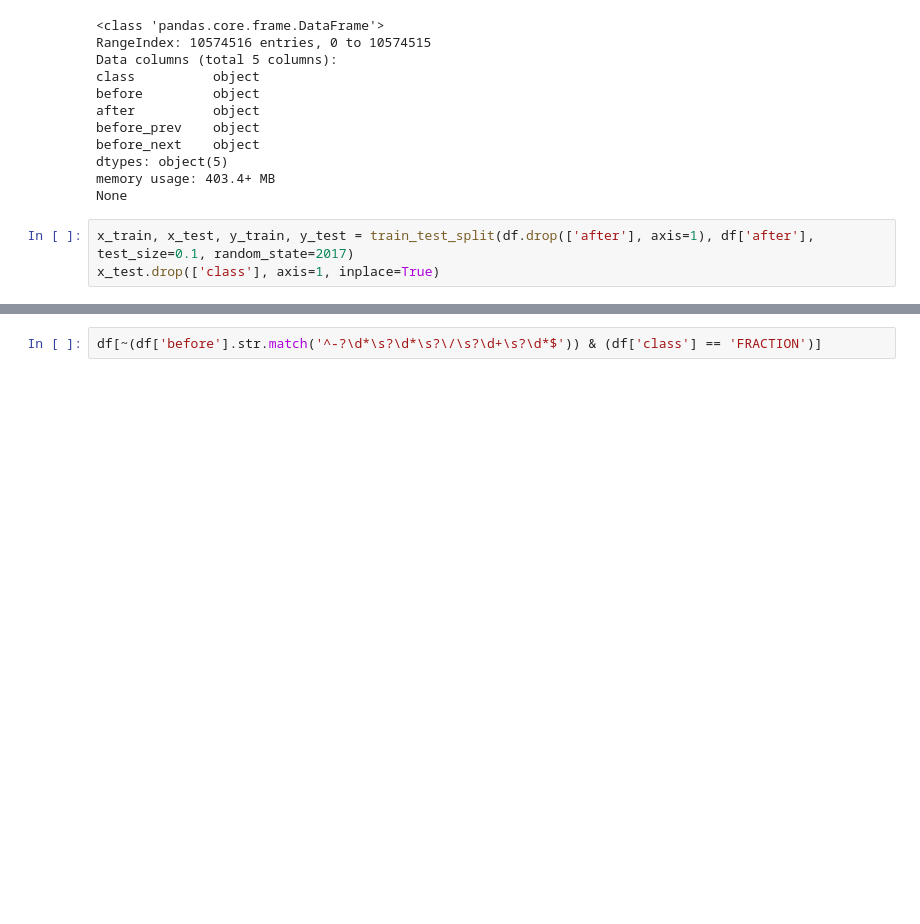
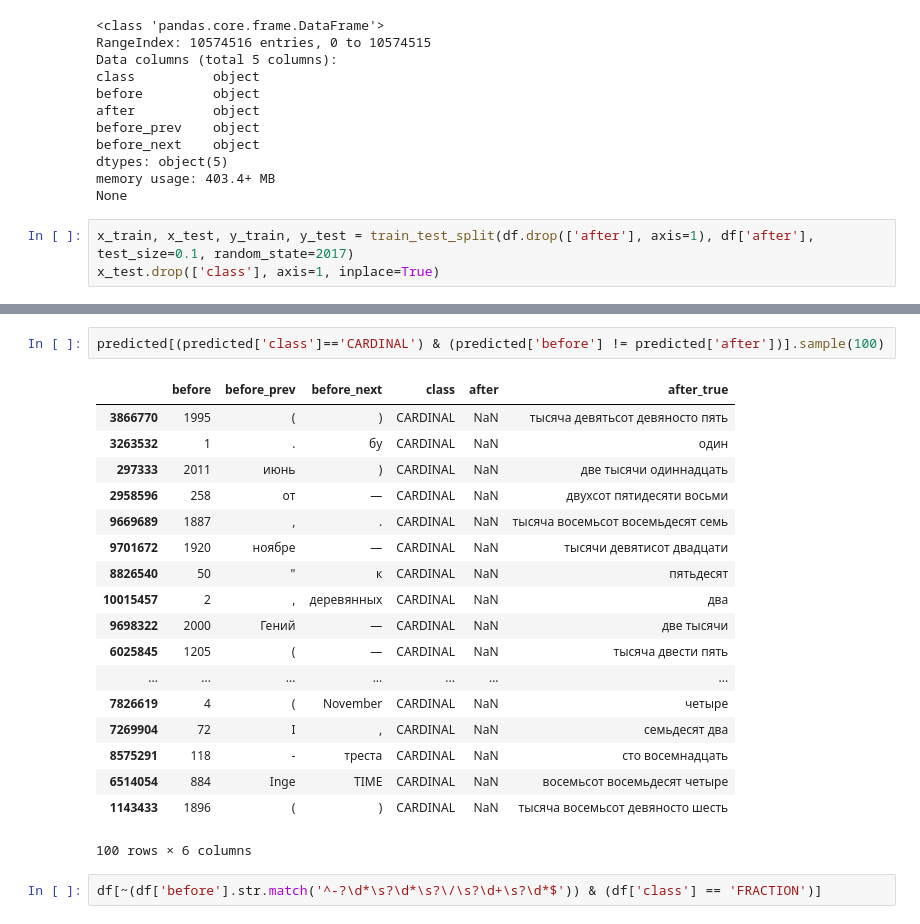
Before and after one commit to rumbok/kaggle_google_text_norm, a Jupyter notebook: validate.ipynb, the cells around one changed output, grey strips where cells are left out. Cells and saved outputs as stored; diff of their text form; blank space fills up the shorter version.

```diff
--- a/validate.ipynb
+++ b/validate.ipynb
@@ -126,3 +128,24 @@ predicted[~(predicted["after"] == y_test) & ~(predicted["after"].isnull()) & (pr
+# %%
+predicted[(predicted['class']=='CARDINAL') & (predicted['before'] != predicted['after'])].sample(100)
+# %% [output]
+|  | before | before_prev | before_next | class | after | after_true |
+| 3866770 | 1995 | ( | ) | CARDINAL | NaN | тысяча девятьсот девяносто пять |
+| 3263532 | 1 | . | бу | CARDINAL | NaN | один |
+| 297333 | 2011 | июнь | ) | CARDINAL | NaN | две тысячи одиннадцать |
+| 2958596 | 258 | от | — | CARDINAL | NaN | двухсот пятидесяти восьми |
+| 9669689 | 1887 | , | . | CARDINAL | NaN | тысяча восемьсот восемьдесят семь |
+| 9701672 | 1920 | ноябре | — | CARDINAL | NaN | тысячи девятисот двадцати |
+| 8826540 | 50 | " | к | CARDINAL | NaN | пятьдесят |
+| 10015457 | 2 | , | деревянных | CARDINAL | NaN | два |
+| 9698322 | 2000 | Гений | — | CARDINAL | NaN | две тысячи |
+| 6025845 | 1205 | ( | — | CARDINAL | NaN | тысяча двести пять |
+| ... | ... | ... | ... | ... | ... | ... |
+| 7826619 | 4 | ( | November | CARDINAL | NaN | четыре |
+| 7269904 | 72 | I | , | CARDINAL | NaN | семьдесят два |
+| 8575291 | 118 | - | треста | CARDINAL | NaN | сто восемнадцать |
+| 6514054 | 884 | Inge | TIME | CARDINAL | NaN | восемьсот восемьдесят четыре |
+| 1143433 | 1896 | ( | ) | CARDINAL | NaN | тысяча восемьсот девяносто шесть |
+100 rows × 6 columns
 # %%
 df[~(df['before'].str.match('^-?\d*\s?\d*\s?\/\s?\d+\s?\d*$')) & (df['class'] == 'FRACTION')]
 # %% [output]
```
Also changed, not shown: parts of 7 cells of this notebook, 14 other files.
